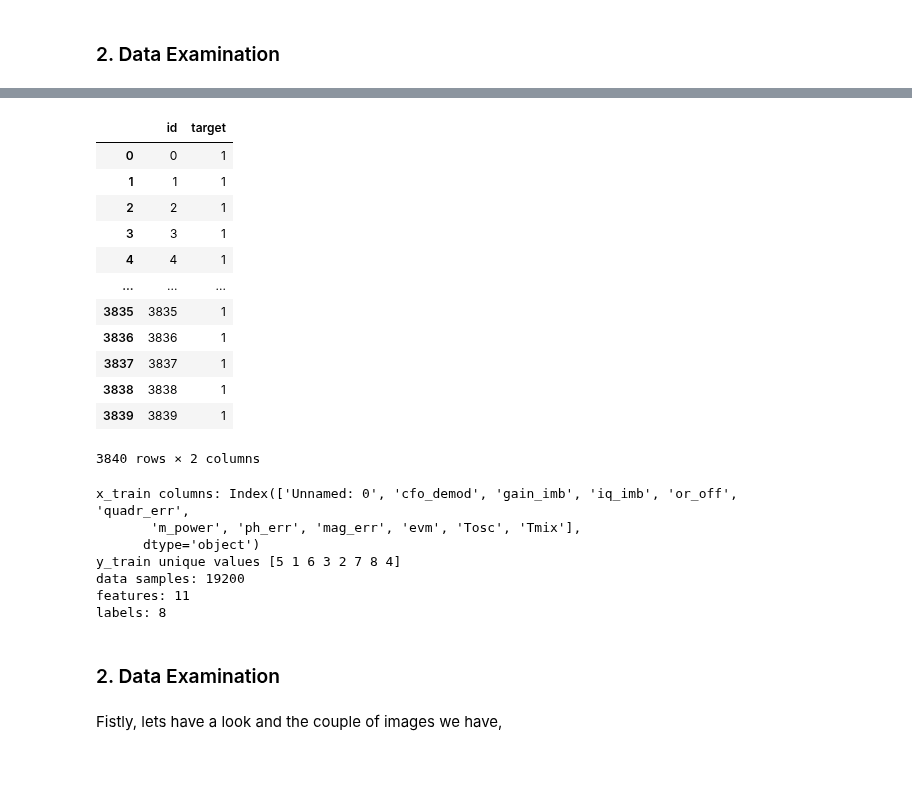
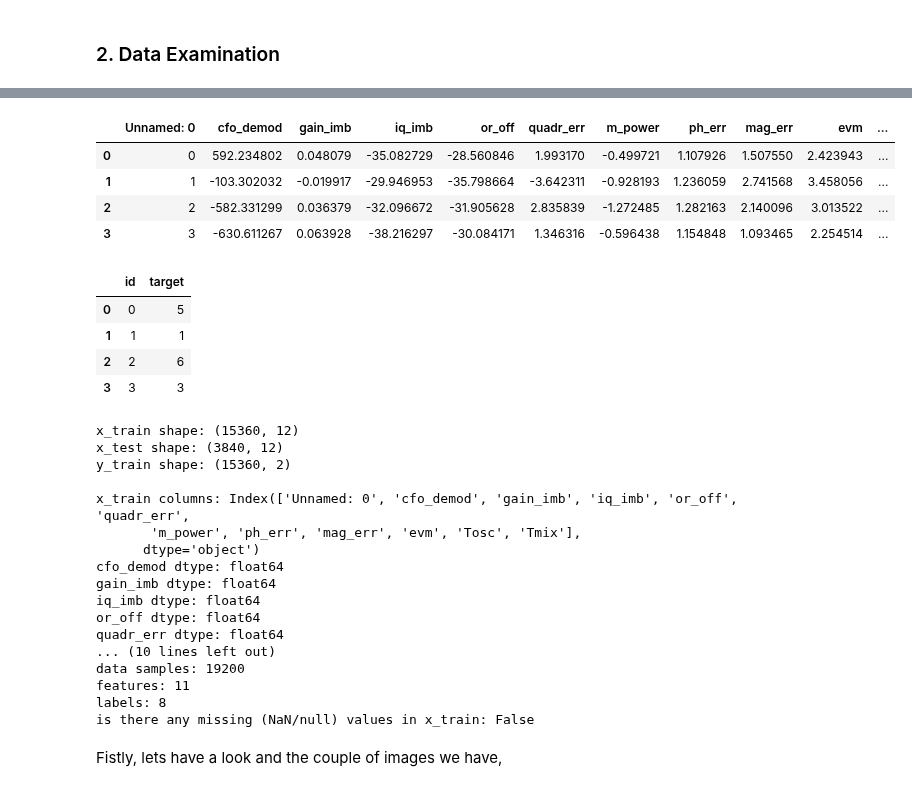
Before and after one commit to KassenBoyaubay/MPA-MLF-Exercises, a Jupyter notebook: Miniproject/Miniproject.ipynb, the cells around one changed output, grey strips where cells are left out. Cells and saved outputs as stored; diff of their text form; code cells hidden in the pictures.

Commit message:
Data Examination completed

```diff
--- a/Miniproject/Miniproject.ipynb
+++ b/Miniproject/Miniproject.ipynb
@@ -119,36 +71,52 @@ y_train
-# %%
-sample_file
-# %% [output]
-|  | id | target |
-| 0 | 0 | 1 |
-| 1 | 1 | 1 |
-| 2 | 2 | 1 |
-| 3 | 3 | 1 |
-| 4 | 4 | 1 |
-| ... | ... | ... |
-| 3835 | 3835 | 1 |
-| 3836 | 3836 | 1 |
-| 3837 | 3837 | 1 |
-| 3838 | 3838 | 1 |
-| 3839 | 3839 | 1 |
-3840 rows × 2 columns
+# %%
+x_train.iloc[0:4]
+# %% [output]
+|  | Unnamed: 0 | cfo_demod | gain_imb | iq_imb | or_off | quadr_err | m_power | ph_err | mag_err | evm | ... |
+| 0 | 0 | 592.234802 | 0.048079 | -35.082729 | -28.560846 | 1.993170 | -0.499721 | 1.107926 | 1.507550 | 2.423943 | ... |
+| 1 | 1 | -103.302032 | -0.019917 | -29.946953 | -35.798664 | -3.642311 | -0.928193 | 1.236059 | 2.741568 | 3.458056 | ... |
+| 2 | 2 | -582.331299 | 0.036379 | -32.096672 | -31.905628 | 2.835839 | -1.272485 | 1.282163 | 2.140096 | 3.013522 | ... |
+| 3 | 3 | -630.611267 | 0.063928 | -38.216297 | -30.084171 | 1.346316 | -0.596438 | 1.154848 | 1.093465 | 2.254514 | ... |
+# %%
+y_train.iloc[0:4]
+# %% [output]
+|  | id | target |
+| 0 | 0 | 5 |
+| 1 | 1 | 1 |
+| 2 | 2 | 6 |
+| 3 | 3 | 3 |
 # %%
-print('x_train columns:', x_train.columns)
-print('y_train unique values', y_train['target'].unique())
-print('This is a classification task')
+print('x_train shape:', x_train.shape)
+print('x_test shape:', x_test.shape)
+print('y_train shape:', y_train.shape)
+print('\nx_train columns:', x_train.columns)
+for x__train_dtype in x_train.columns[1:]:
+  print(f'{x__train_dtype} dtype:', x_train[x__train_dtype].dtype)
+
+print('\ny_train unique values:', y_train['target'].unique())
+
+print('\nThis is a classification task')
 print('data samples:', len(x_train) + len(x_test))
 print('features:', len(x_train.columns[1:]))
 print('labels:', len(y_train['target'].unique()))
+print('is there any missing (NaN/null) values in x_train:', x_train.isnull().values.any() or x_train.isna().values.any())
 # %% [output]
+x_train shape: (15360, 12)
+x_test shape: (3840, 12)
+y_train shape: (15360, 2)
+
 x_train columns: Index(['Unnamed: 0', 'cfo_demod', 'gain_imb', 'iq_imb', 'or_off', 'quadr_err',
        'm_power', 'ph_err', 'mag_err', 'evm', 'Tosc', 'Tmix'],
       dtype='object')
-y_train unique values [5 1 6 3 2 7 8 4]
+cfo_demod dtype: float64
+gain_imb dtype: float64
+iq_imb dtype: float64
+or_off dtype: float64
+quadr_err dtype: float64
+... (10 lines left out)
 data samples: 19200
 features: 11
 labels: 8
+is there any missing (NaN/null) values in x_train: False
-# %% [markdown]
-### 2. Data Examination
 # %% [markdown]
 Fistly, lets have a look and the couple of images we have,
 # %%
```
Also changed, not shown: parts of 3 cells of this notebook.
